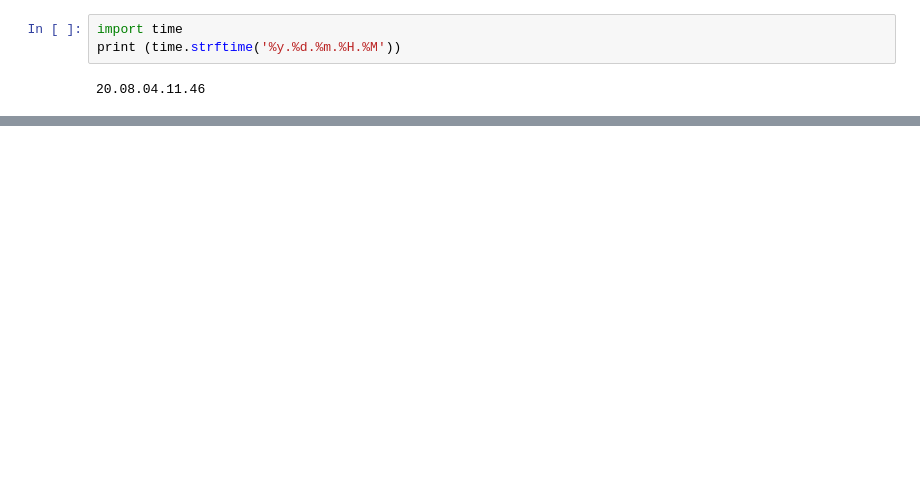
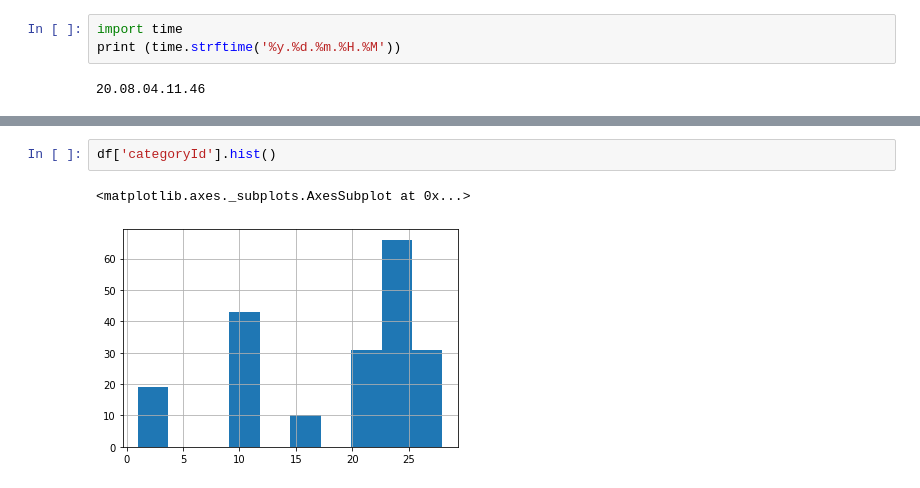
Before and after one commit to homestylegravy/capstone1-youtube-api, a Jupyter notebook: tyler.ipynb, the cells around one changed output, grey strips where cells are left out. Drawn from its saved outputs; the diff is of its cells as text; blank space fills up the shorter version.

```diff
--- a/tyler.ipynb
+++ b/tyler.ipynb
@@ -220,0 +835,5 @@ TypeError: Missing required parameter "part"
+# %%
+df['categoryId'].hist()
+# %% [output]
+<matplotlib.axes._subplots.AxesSubplot at 0x...>
+[figure, added]
```
Also changed, not shown: parts of 31 cells of this notebook.
